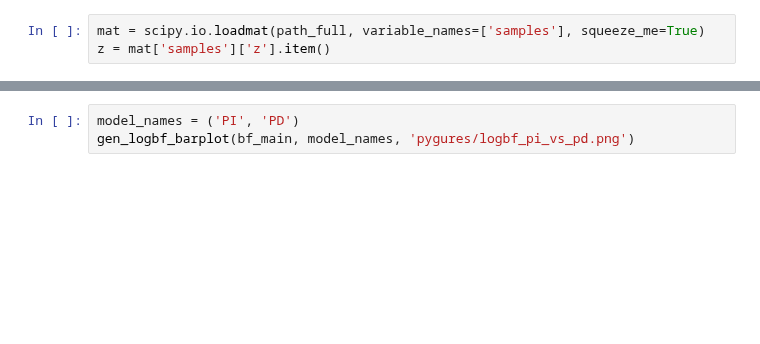
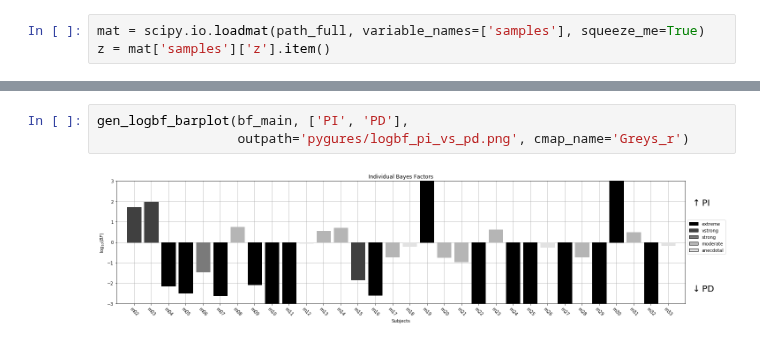
Before and after one commit to kbonna/decidenet, a Jupyter notebook: behavioral_analysis/matjags-dn/dn_bm_02_model_selection.ipynb, the cells around one changed output, grey strips where cells are left out. Cells and saved outputs as stored; diff of their text form; blank space fills up the shorter version.

Commit message:
rewrited model selection into python

```diff
--- a/behavioral_analysis/matjags-dn/dn_bm_02_model_selection.ipynb
+++ b/behavioral_analysis/matjags-dn/dn_bm_02_model_selection.ipynb
@@ -90,3 +132,5 @@ def gen_logbf_barplot(bf, modelname, outpath=None):
 # %%
-model_names = ('PI', 'PD')
-gen_logbf_barplot(bf_main, model_names, 'pygures/logbf_pi_vs_pd.png')
+gen_logbf_barplot(bf_main, ['PI', 'PD'],
+                  outpath='pygures/logbf_pi_vs_pd.png', cmap_name='Greys_r')
+# %% [output]
+[figure, added]
```
Also changed, not shown: parts of 22 cells of this notebook, 5 other files.
